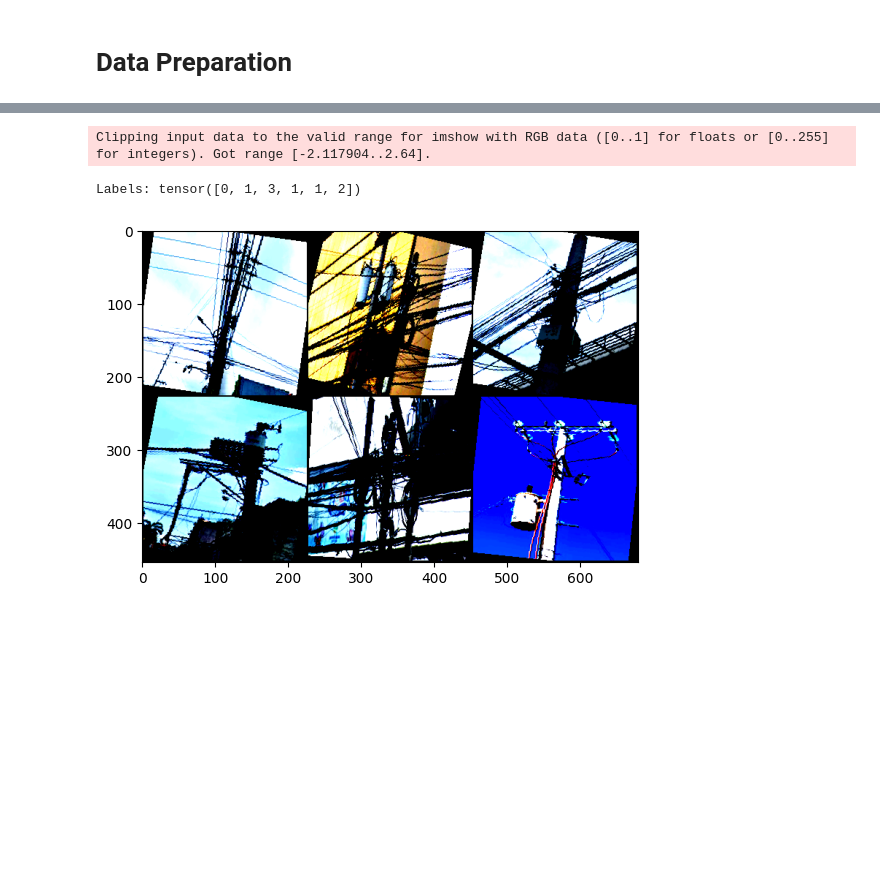
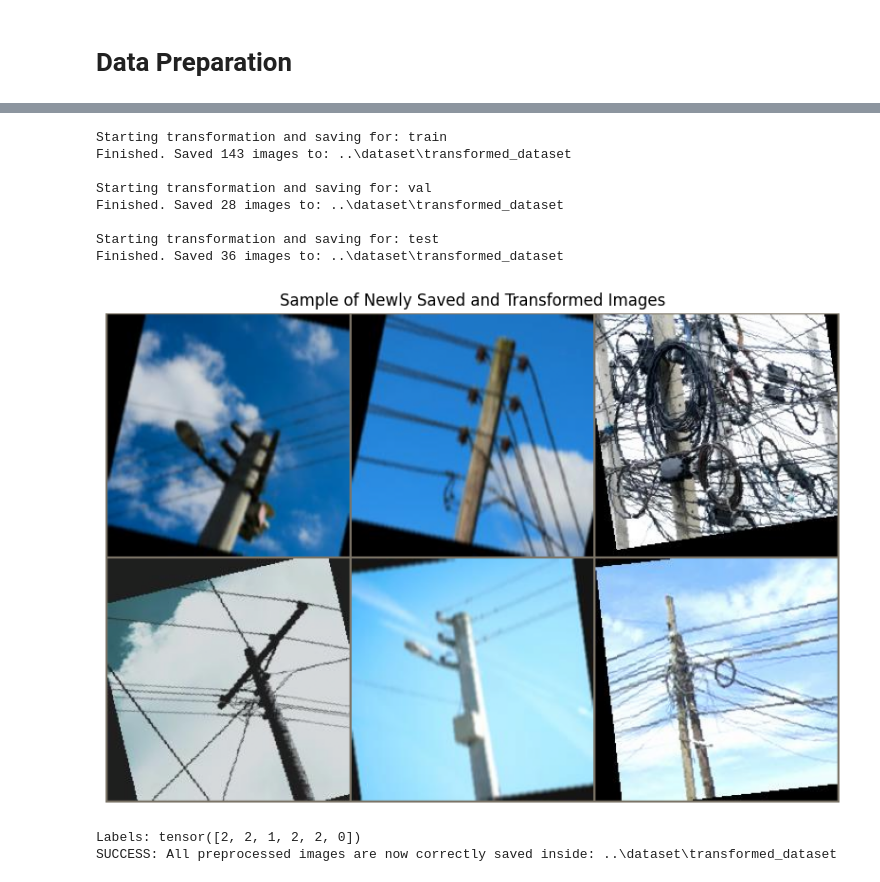
Before and after one commit to kay-16/CSC173-DeepCV-Reambonanza, a Jupyter notebook: csc173-deepcv-final-proj/notebook/preprocessing.ipynb, the cells around one changed output, grey strips where cells are left out. Saved outputs shown, nothing was run; the diff lists cells and outputs as text; code cells hidden in the pictures; blank space fills up the shorter version.

```diff
--- a/csc173-deepcv-final-proj/notebook/preprocessing.ipynb
+++ b/csc173-deepcv-final-proj/notebook/preprocessing.ipynb
@@ -51,18 +49,6 @@ test_dataset = torchvision.datasets.ImageFolder(root=test_dataset_path, transfor
-# %%
-# Shows 6 random transformed images from a dataset
-
-def show_transformed_images(dataset):
-    loader = torch.utils.data.DataLoader(dataset, batch_size=6, shuffle=True)
-    batch = next(iter(loader))
-    images, labels = batch
-
-    grid = torchvision.utils.make_grid(images, nrow=3)
-    plt.Figure(figsize=(10,10))
-    plt.imshow(np.transpose(grid.numpy(), (1, 2, 0)))
-    print('Labels:', labels)
-# %%
-show_transformed_images(train_dataset)
-# %% [output]
-Clipping input data to the valid range for imshow with RGB data ([0..1] for floats or [0..255] for integers). Got range [-2.117904..2.64].
-Labels: tensor([0, 1, 3, 1, 1, 2])
-[figure, removed]
+# %%
+# Loads the newly saved images and prepares them for display.
+view_transforms = transforms.Compose([
+    transforms.ToTensor(),
+    transforms.Normalize(torch.Tensor(mean), torch.Tensor(std))
+])
@@ -68,0 +122,54 @@ Labels: tensor([0, 1, 3, 1, 1, 2])
+# %%
+# MAIN EXECUTION
+
+if __name__ == "__main__":
+
+    # A. SAVE THE PROCESSED IMAGES TO DISK
+
+    # Process Training Data (uses augmented pipeline: train_save_transforms)
+    save_transformed_images(
+        os.path.join(RAW_DATA_ROOT, 'train'),
+        os.path.join(SAVE_DATA_ROOT), # Save to the main SAVE_DATA_ROOT
+        train_save_transforms
+    )
+
+    # Process Validation Data (uses non-augmented pipeline: val_test_save_transforms)
+    save_transformed_images(
+        os.path.join(RAW_DATA_ROOT, 'val'),
+        os.path.join(SAVE_DATA_ROOT),
+        val_test_save_transforms
+    )
+
+    # Process Test Data (uses non-augmented pipeline: val_test_save_transforms)
+    save_transformed_images(
+        os.path.join(RAW_DATA_ROOT, 'test'),
+        os.path.join(SAVE_DATA_ROOT),
+        val_test_save_transforms
+    )
+
+    # B. SHOW A SAMPLE OF THE SAVED IMAGES
+
+    saved_train_path_full = os.path.join(SAVE_DATA_ROOT, 'train')
+
+    # Create the dataset using the saved images and the 'view_transforms'
+    train_view_dataset = torchvision.datasets.ImageFolder(
+        root=saved_train_path_full,
+        transform=view_transforms
+    )
+
+    # Show the transformed images
+    show_transformed_images(train_view_dataset)
+
+    print(f"SUCCESS: All preprocessed images are now correctly saved inside: {os.path.normpath(SAVE_DATA_ROOT)}")
+# %% [output]
+Starting transformation and saving for: train
+Finished. Saved 143 images to: ..\dataset\transformed_dataset
+
+Starting transformation and saving for: val
+Finished. Saved 28 images to: ..\dataset\transformed_dataset
+
+Starting transformation and saving for: test
+Finished. Saved 36 images to: ..\dataset\transformed_dataset
+[figure, added]
+Labels: tensor([2, 2, 1, 2, 2, 0])
+SUCCESS: All preprocessed images are now correctly saved inside: ..\dataset\transformed_dataset
```
Also changed, not shown: parts of 8 cells of this notebook.
